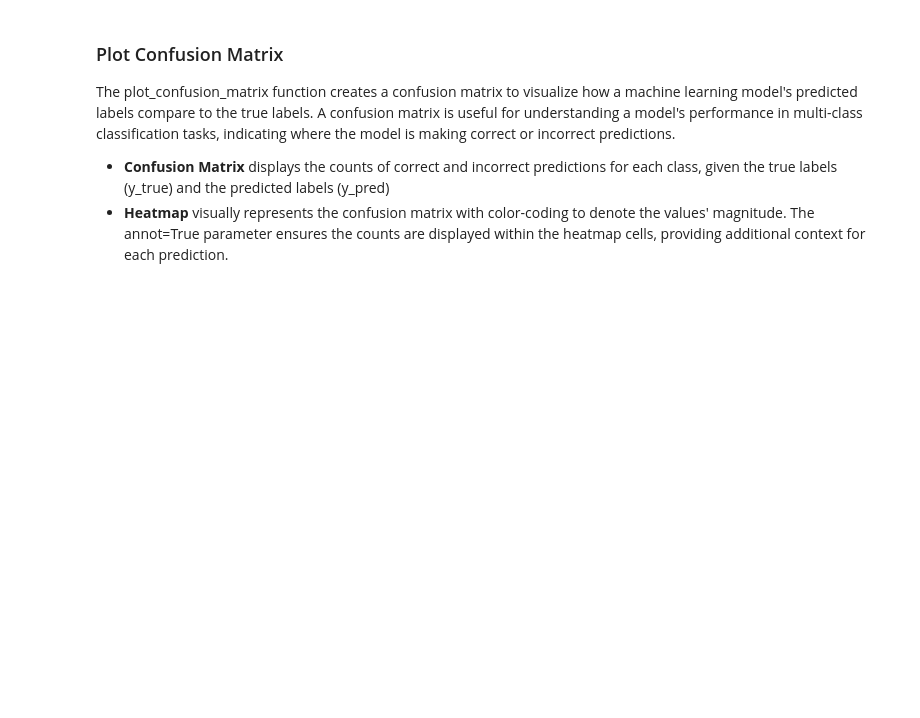
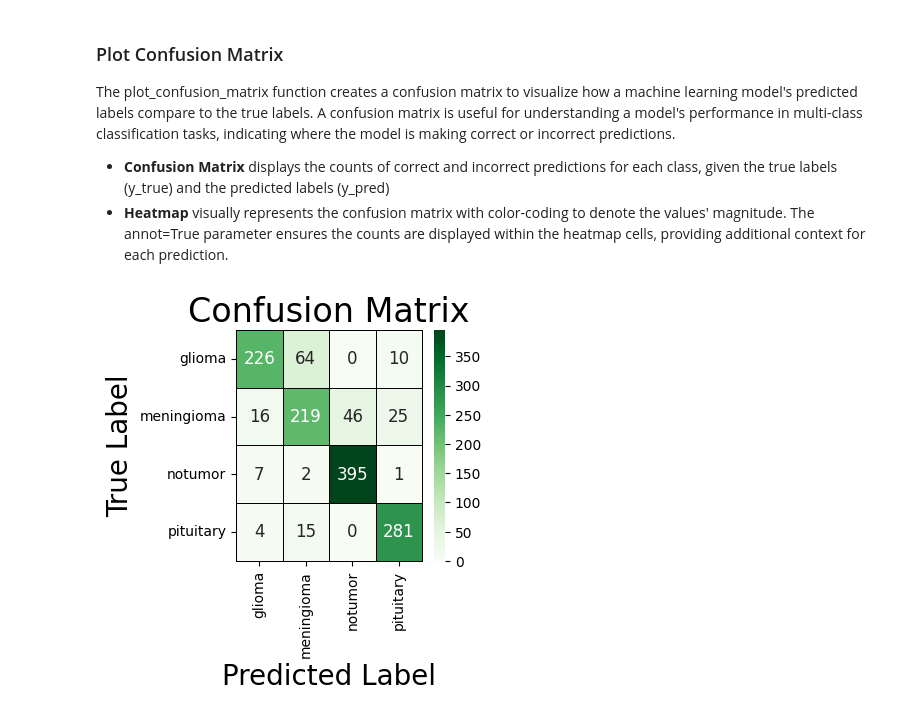
Before and after one commit to helenxtian/brain-tumor-project, a Jupyter notebook: P2_supervised.ipynb, the cells around one changed output. Drawn from its saved outputs; the diff is of its cells as text; code cells hidden in the pictures; blank space fills up the shorter version.

```diff
--- a/P2_supervised.ipynb
+++ b/P2_supervised.ipynb
@@ -962,9 +985,9 @@ def plot_confusion_matrix(y_true, y_pred, classes='auto', figsize=(10, 10), text
     return
 # %%
 test_labels = [*map(test_ds.class_to_idx.get, test_ds.labels)]
+# %%
+efficientnet_test_preds = np.argmax(efficientnet_test_probs, axis=1)
 # %%
-plot_confusion_matrix(
-    test_labels,
-    efficientnet_test_preds,
-    figsize=(16, 14),
-    classes=test_ds.classes)
+plot_confusion_matrix(test_labels, efficientnet_test_preds, figsize=(3,3), classes=test_ds.classes)
+# %% [output]
+[figure, added]
```
Also changed, not shown: parts of 44 cells of this notebook, 1 other file.
